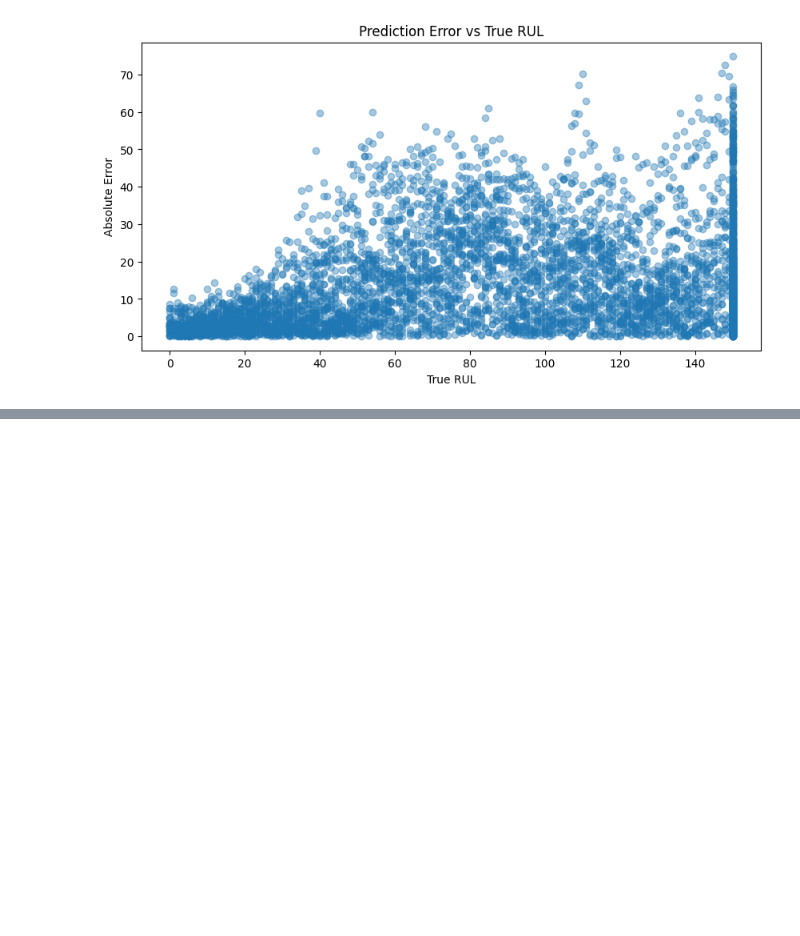
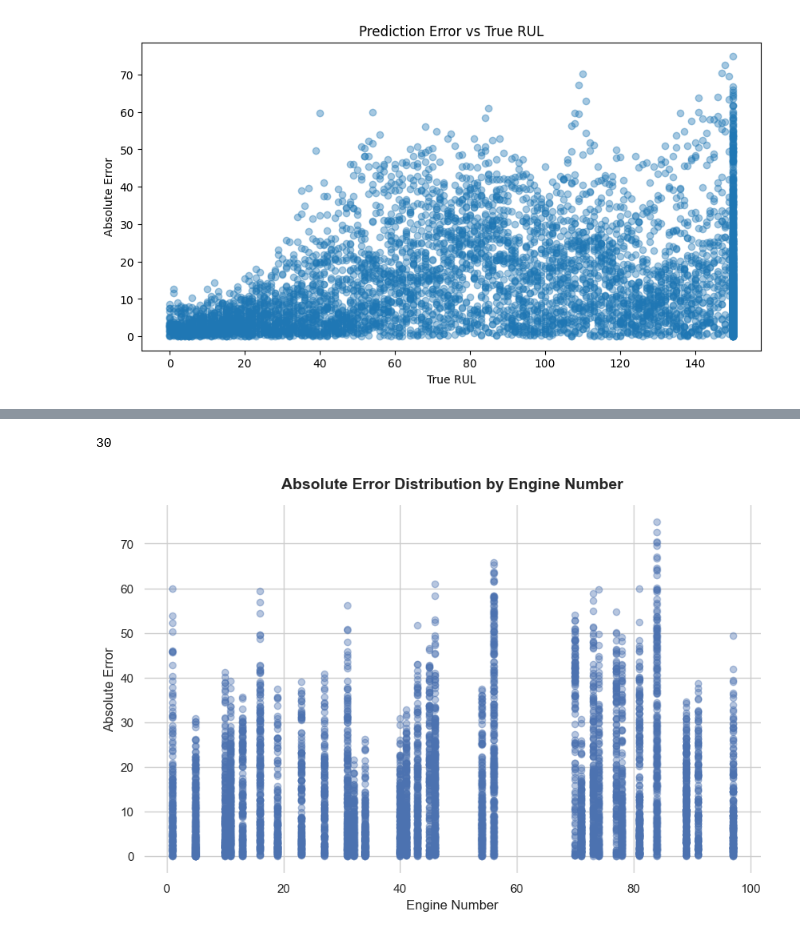
Before and after one commit to TobiSchl2010/predictive-maintenance-cmaps, a Jupyter notebook: notebooks/03_modeling.ipynb, the cells around one changed output, grey strips where cells are left out. Cells and saved outputs as stored; diff of their text form; code cells hidden in the pictures; blank space fills up the shorter version.

Commit message:
Start error-by-engine analysis with highest MAE engine visualization

```diff
--- a/notebooks/03_modeling.ipynb
+++ b/notebooks/03_modeling.ipynb
@@ -650,0 +664,27 @@ However, this behavior is acceptable in our setting, since the primary objective
+# %%
+error_analysis_df['engine_number']
+# %% [output]
+30
+# %%
+
+# scatter plot: engine number against error distribution for this engine
+
+# Optional: Enable a clean, modern design theme
+sns.set_theme(style="whitegrid")
+
+# Define the figure size
+plt.figure(figsize=(10, 6))
+
+plt.scatter(error_analysis_df['engine_number'], error_analysis_df['absolute_error'], alpha=0.4)
+
+plt.xlabel('Engine Number')
+plt.ylabel('Absolute Error')
+
+plt.title('Absolute Error Distribution by Engine Number', fontsize=14, fontweight='bold', pad=15)
+plt.savefig('../reports/plots/absolute_error_by_engine_number.png')
+# Remove unnecessary outer borders (spines) for a cleaner layout
+sns.despine(left=True, bottom=True)
+
+plt.show()
+# %% [output]
+[figure, added]
```
Also changed, not shown: parts of 15 cells of this notebook, 4 other files.
